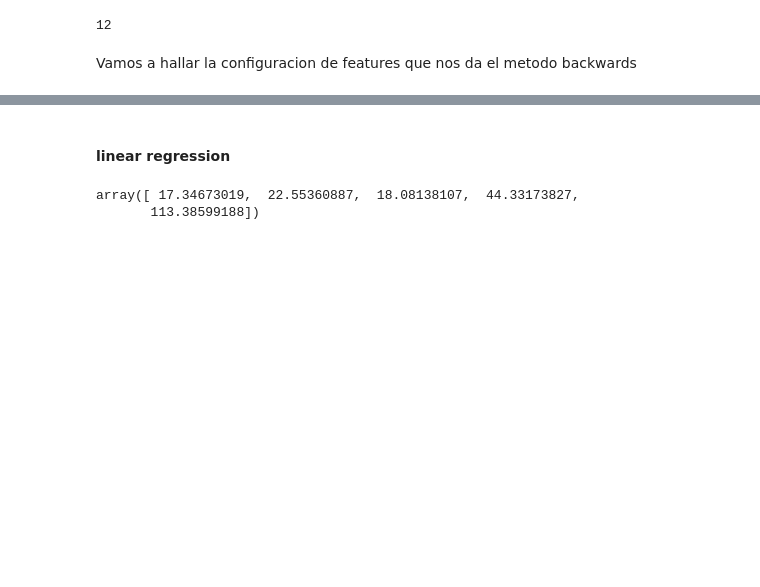
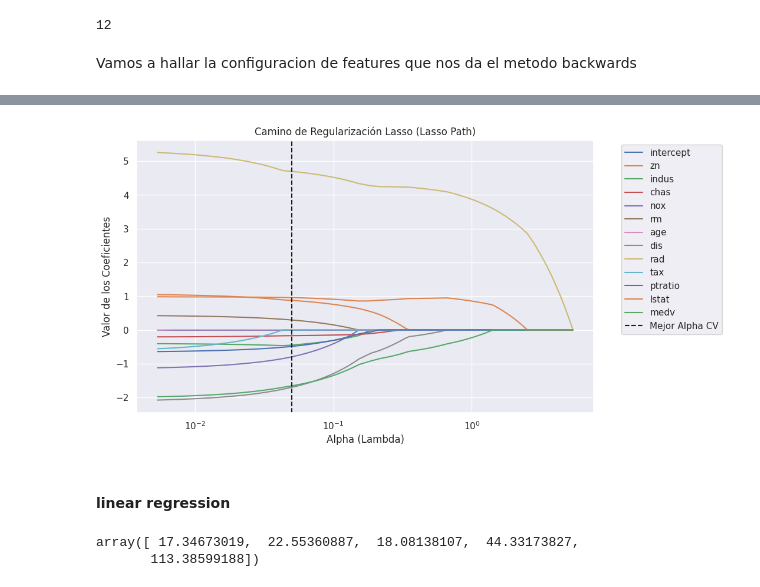
Before and after one commit to chuancao26/islp, a Jupyter notebook: EjerciciosRegularizacion.ipynb, the cells around one changed output, grey strips where cells are left out. Saved outputs shown, nothing was run; the diff lists cells and outputs as text; code cells hidden in the pictures; blank space fills up the shorter version.

Commit message:
lasso graph

```diff
--- a/EjerciciosRegularizacion.ipynb
+++ b/EjerciciosRegularizacion.ipynb
@@ -1391,0 +1441,9 @@ Vamos a hallar la configuracion de features que nos da el metodo backwards
+# %%
+# ahora indagemos un poco mas en el path de este metodo.
+Xs = scaler.fit_transform(X)
+lambdas, soln_path = skl.Lasso.path(Xs,
+                                    y,
+                                    l1_ratio=1,
+                                    n_alphas=100)[:2]
+
+soln_path.shape
@@ -1391,0 +1452,6 @@ Vamos a hallar la configuracion de features que nos da el metodo backwards
+# %%
+
+soln_path = pd.DataFrame(soln_path.T,
+                         columns=X.columns,
+                         index=lambdas)
+soln_path.head()
@@ -1392,3 +1465,21 @@ Vamos a hallar la configuracion de features que nos da el metodo backwards
+# %%
+# Graficamos el camino
+# Ponemos el eje X en escala logarítmica porque los alphas varían en potencias
+soln_path.plot(logx=True, figsize=(10, 6))
+
+# Agregamos una línea vertical donde LassoCV encontró el mejor alpha
+# Nota: Ponemos el signo menos (-) porque logx invierte el eje visualmente a veces,
+# pero mejor usamos la escala directa del plot.
+plt.axvline(tunned_lasso.alpha_, linestyle='--', color='k', label='Mejor Alpha CV')
+
+plt.legend(bbox_to_anchor=(1.05, 1), loc='upper left')
+plt.xlabel('Alpha (Lambda)')
+plt.ylabel('Valor de los Coeficientes')
+plt.title('Camino de Regularización Lasso (Lasso Path)')
+plt.grid(True)
+plt.show()
+# %% [output]
+[figure, added]
 # %% [markdown]
 #### linear regression
 # %%
```
Also changed, not shown: parts of 11 cells of this notebook.
